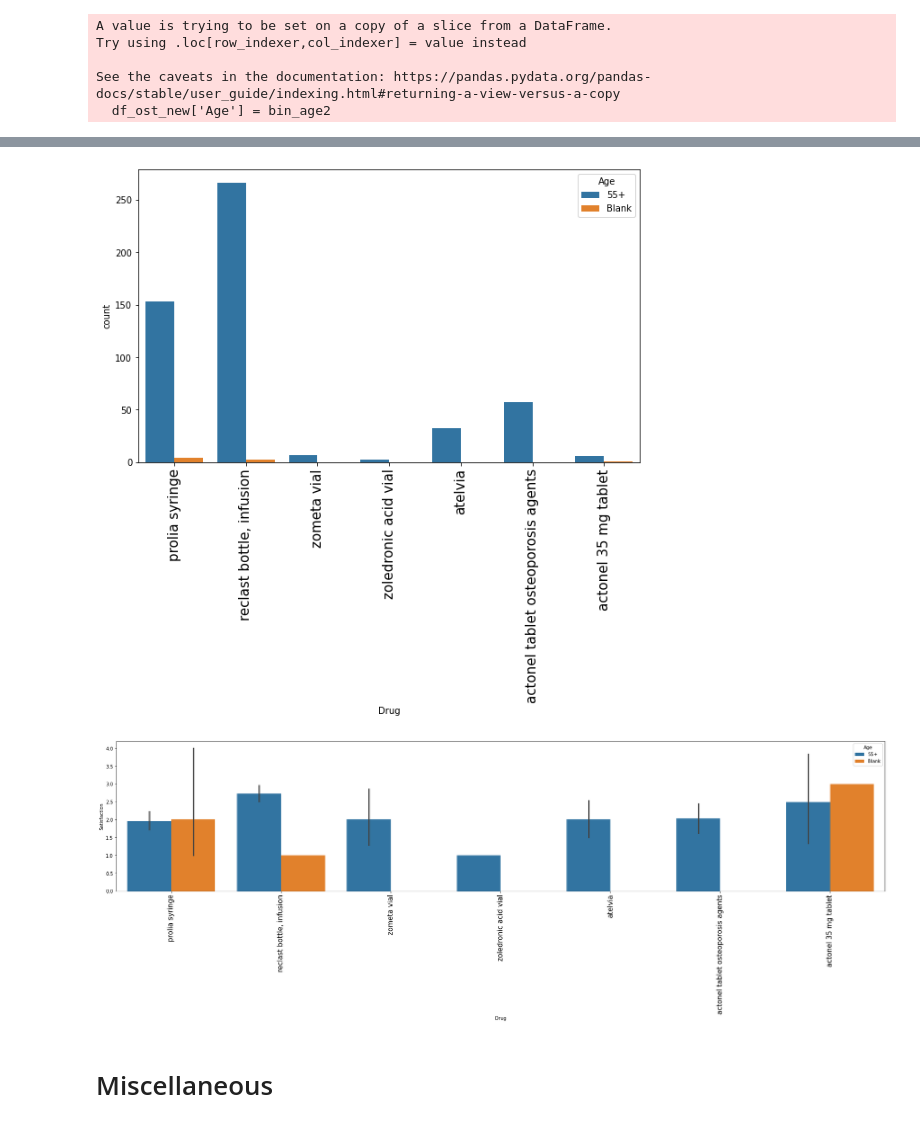
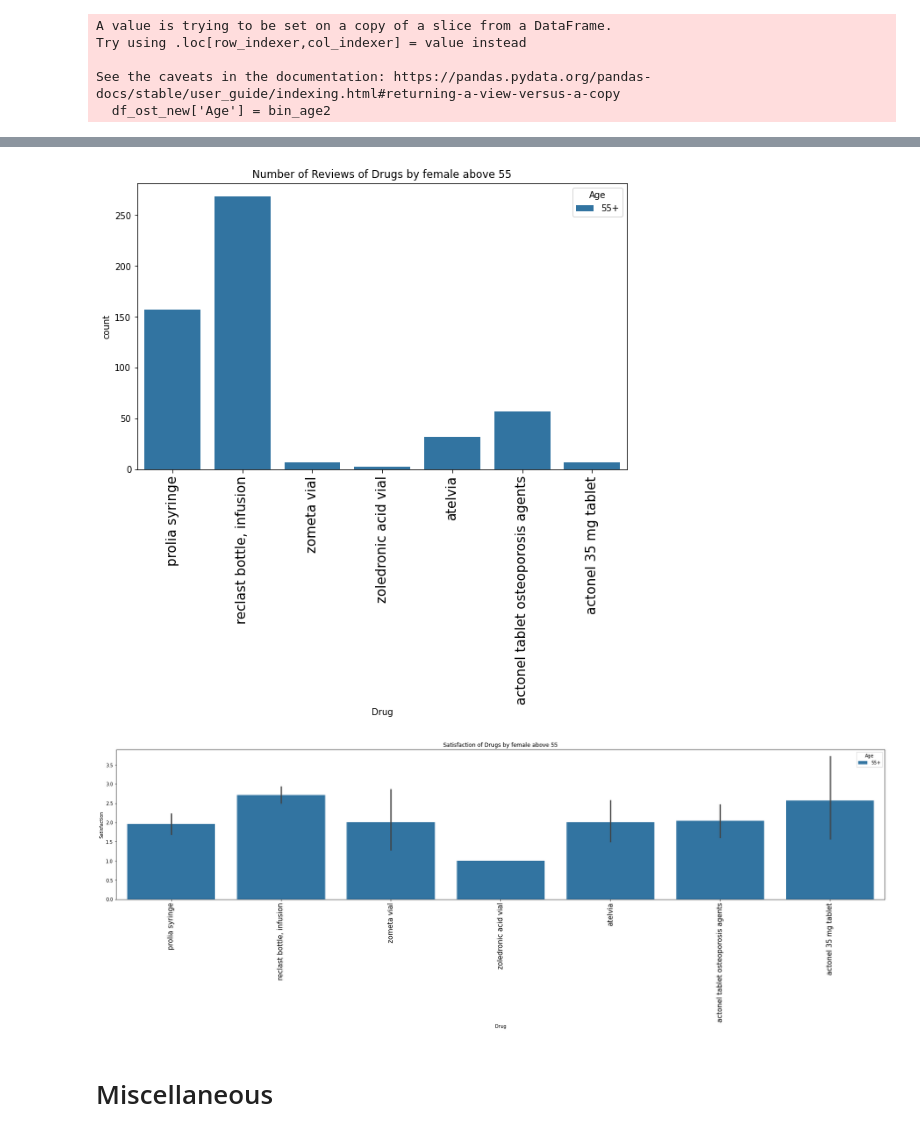
Before and after one commit to woonsupkim/DrugReview, a Jupyter notebook: EDA.ipynb, the cells around one changed output, grey strips where cells are left out. Saved outputs shown, nothing was run; the diff lists cells and outputs as text; code cells hidden in the pictures.

```diff
--- a/EDA.ipynb
+++ b/EDA.ipynb
@@ -279,7 +278,7 @@ for age in df_ost['Age']:
     elif age == '65+':
         bin_age2.append('55+')
     else:
-        bin_age2.append('Blank')
+        bin_age2.append('55+')
 
 df_ost_new = df_ost
 df_ost_new['Age'] = bin_age2
@@ -329,17 +330,19 @@ df_ost_female_45_new = df_ost_female_new[df_ost_female_new['Age'] != '0-54']
 
 fig, ax = plt.subplots()
 fig.set_size_inches(10,6)
+plt.title('Number of Reviews of Drugs by female above 55')
 sns_count = sns.countplot(x = 'Drug', hue = 'Age', data = df_ost_female_45_new)
 plt.setp(sns_count.get_xticklabels(), rotation=90, fontsize = 15);
 # %% [output]
-[figure, old version]
+[figure, new version]
 # %%
 fig, ax = plt.subplots()
 fig.set_size_inches(30,6)
+plt.title('Satisfaction of Drugs by female above 55')
 sns_bar = sns.barplot(x='Drug', y = 'Satisfaction', hue = 'Age', data = df_ost_female_45_new)
 plt.setp(sns_bar.get_xticklabels(), rotation=90, fontsize = 15);
 # %% [output]
-[figure, old version]
+[figure, new version]
 # %% [markdown]
 # Miscellaneous
 # %%
```
Also changed, not shown: parts of 9 cells of this notebook.
